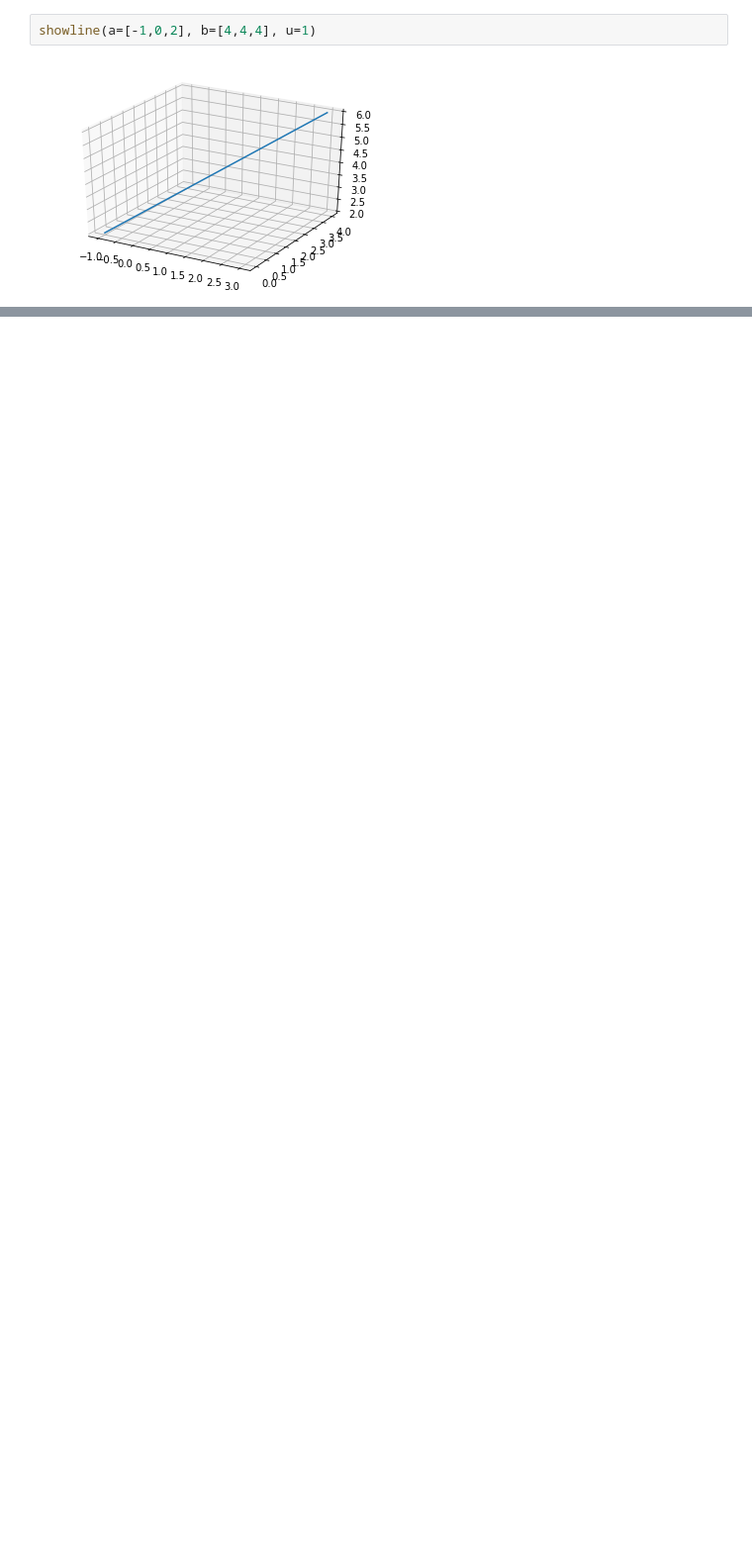
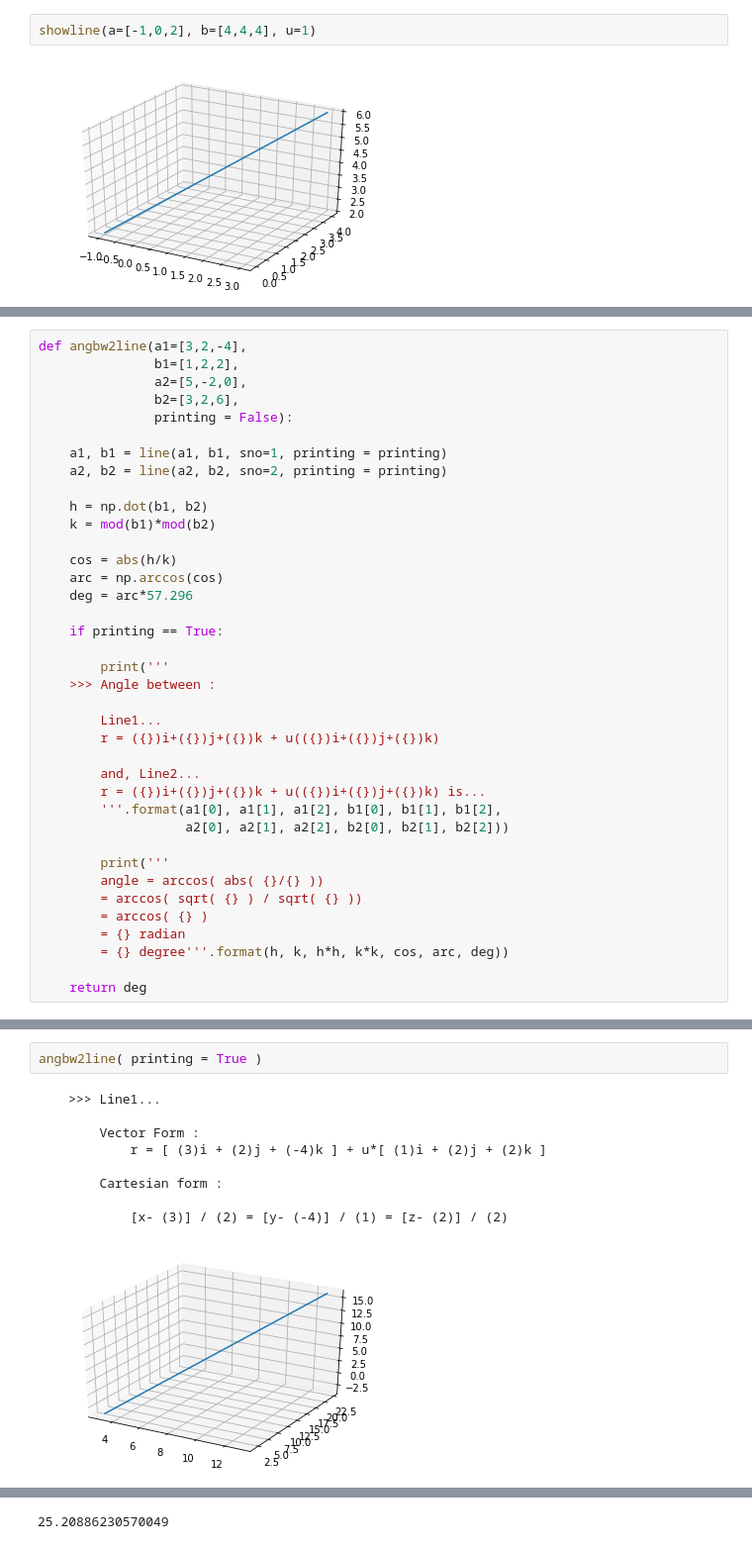
Before and after one commit to imvickykumar999/pip-install-imvickykumar999, a Jupyter notebook: vixtor.ipynb, the cells around one changed output, grey strips where cells are left out. Shown at 99% size. Cells and saved outputs as stored; diff of their text form; blank space fills up the shorter version.

```diff
--- a/vixtor.ipynb
+++ b/vixtor.ipynb
@@ -285,0 +329,38 @@ comp_hcf(x=15, y=80)
+# %%
+def angbw2line(a1=[3,2,-4],
+               b1=[1,2,2],
+               a2=[5,-2,0],
+               b2=[3,2,6],
+               printing = False):
+
+    a1, b1 = line(a1, b1, sno=1, printing = printing)
+    a2, b2 = line(a2, b2, sno=2, printing = printing)
+
+    h = np.dot(b1, b2)
+    k = mod(b1)*mod(b2)
+
+    cos = abs(h/k)
+    arc = np.arccos(cos)
+    deg = arc*57.296
+
+    if printing == True:
+
+        print('''
+    >>> Angle between :
+
+        Line1...
+        r = ({})i+({})j+({})k + u(({})i+({})j+({})k)
+
+        and, Line2...
+        r = ({})i+({})j+({})k + u(({})i+({})j+({})k) is...
+        '''.format(a1[0], a1[1], a1[2], b1[0], b1[1], b1[2],
+                   a2[0], a2[1], a2[2], b2[0], b2[1], b2[2]))
+
+        print('''
+        angle = arccos( abs( {}/{} ))
+        = arccos( sqrt( {} ) / sqrt( {} ))
+        = arccos( {} )
+        = {} radian
+        = {} degree'''.format(h, k, h*h, k*k, cos, arc, deg))
+
+    return deg
@@ -285,0 +375,12 @@ comp_hcf(x=15, y=80)
+# %%
+angbw2line( printing = True )
+# %% [output]
+    >>> Line1...
+
+        Vector Form :
+            r = [ (3)i + (2)j + (-4)k ] + u*[ (1)i + (2)j + (2)k ]
+
+        Cartesian form :
+
+            [x- (3)] / (2) = [y- (-4)] / (1) = [z- (2)] / (2)
+[figure, added]
@@ -285,0 +410 @@ comp_hcf(x=15, y=80)
+25.20886230570049
```
Also changed, not shown: parts of 67 cells of this notebook.
